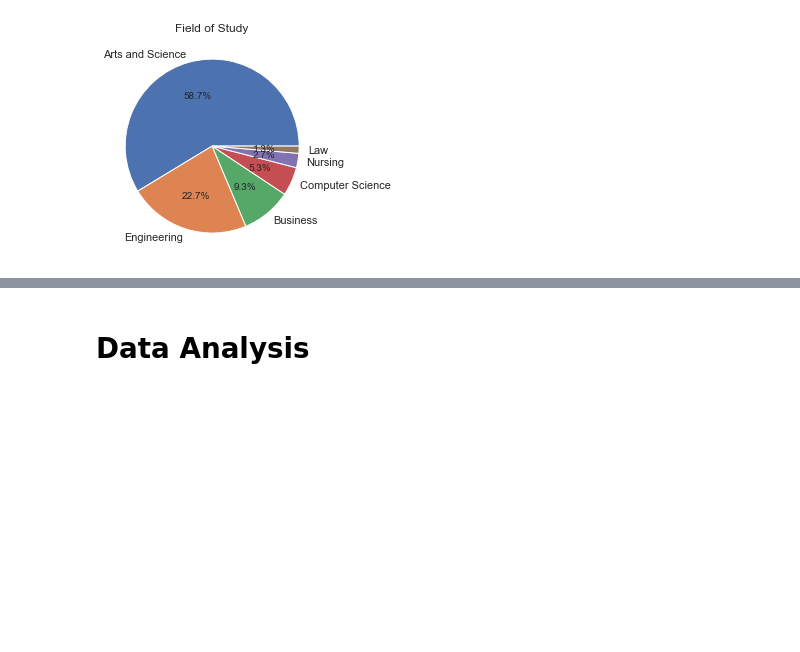
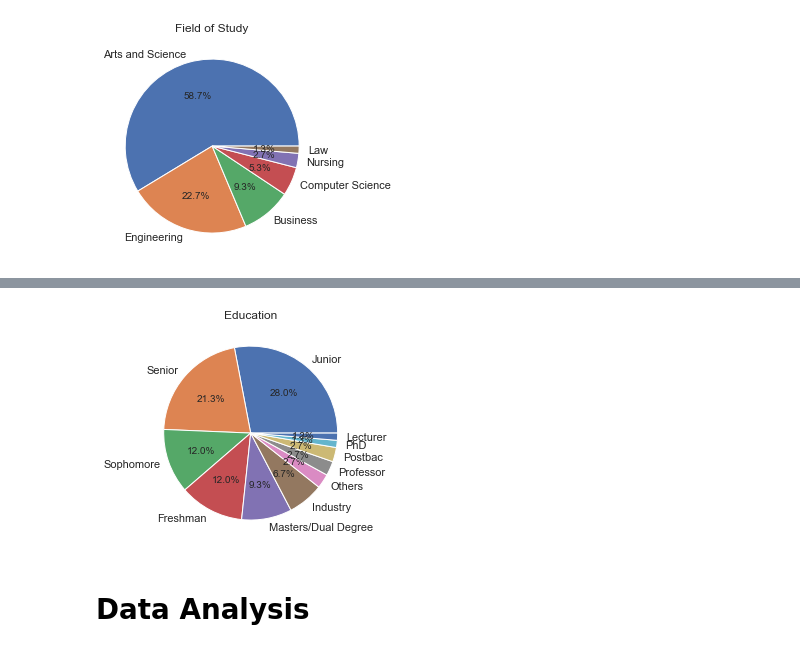
Before and after one commit to bendjko/CSE-527S-Final-Project, a Jupyter notebook: ben_testing.ipynb, the cells around one changed output, grey strips where cells are left out. Cells and saved outputs as stored; diff of their text form; code cells hidden in the pictures; blank space fills up the shorter version.

```diff
--- a/ben_testing.ipynb
+++ b/ben_testing.ipynb
@@ -106,3 +116,24 @@ plt.show()
+# %%
+# post-bac
+education = pp_data['education']
+education = education.replace('post baccalaureate ', 'Postbac')
+# arts and science?
+education = education.replace('Arts and Science ', 'Others')
+education = education.replace('Graduated ', 'Industry')
+education = education.replace('Exercise Science ', 'Industry')
+education = education.replace('industry', 'Industry')
+education = education.replace('I am a lawyer. I am not affiliated with the university. ', 'Industry')
+education = education.replace('Research Engineering Technician ', 'Academia')
+education = education.replace('Alum', 'Industry')
+
+
+education_ct = education.value_counts()
+plt.pie(education_ct, labels=education_ct.index, autopct='%1.1f%%')
+
+plt.title('Education')
+plt.show()
+# %% [output]
+[figure, added]
 # %% [markdown]
 # Data Analysis
 # %%
```
Also changed, not shown: parts of 3 cells of this notebook, 1 other file.
